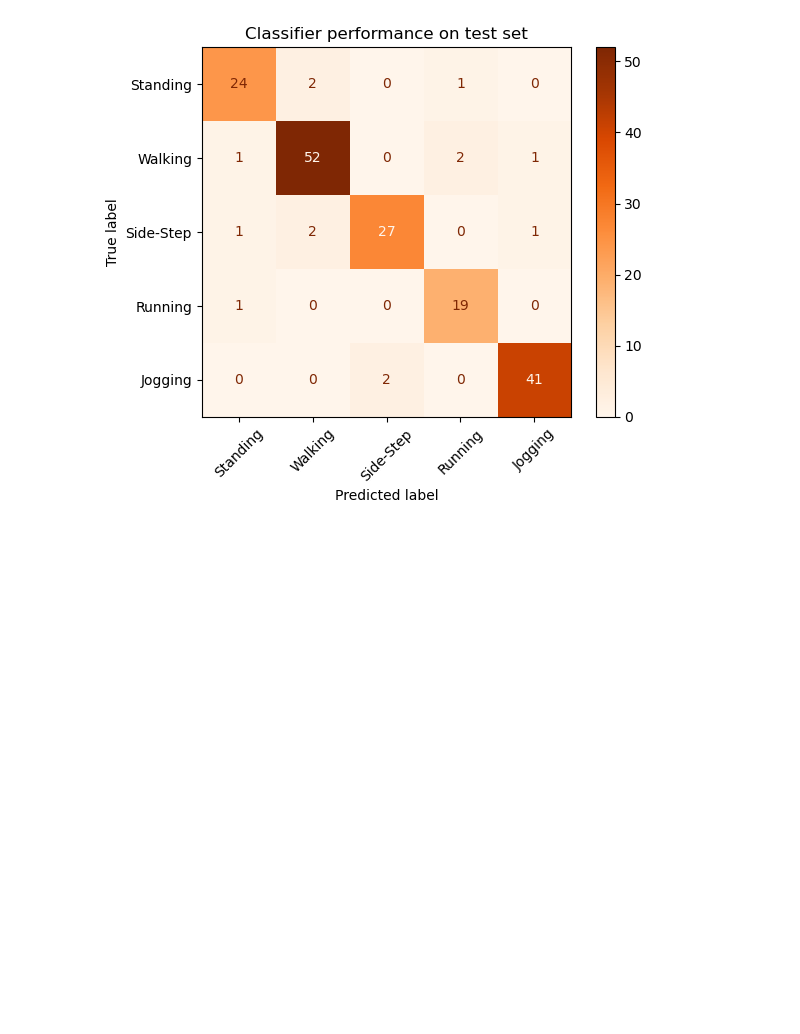
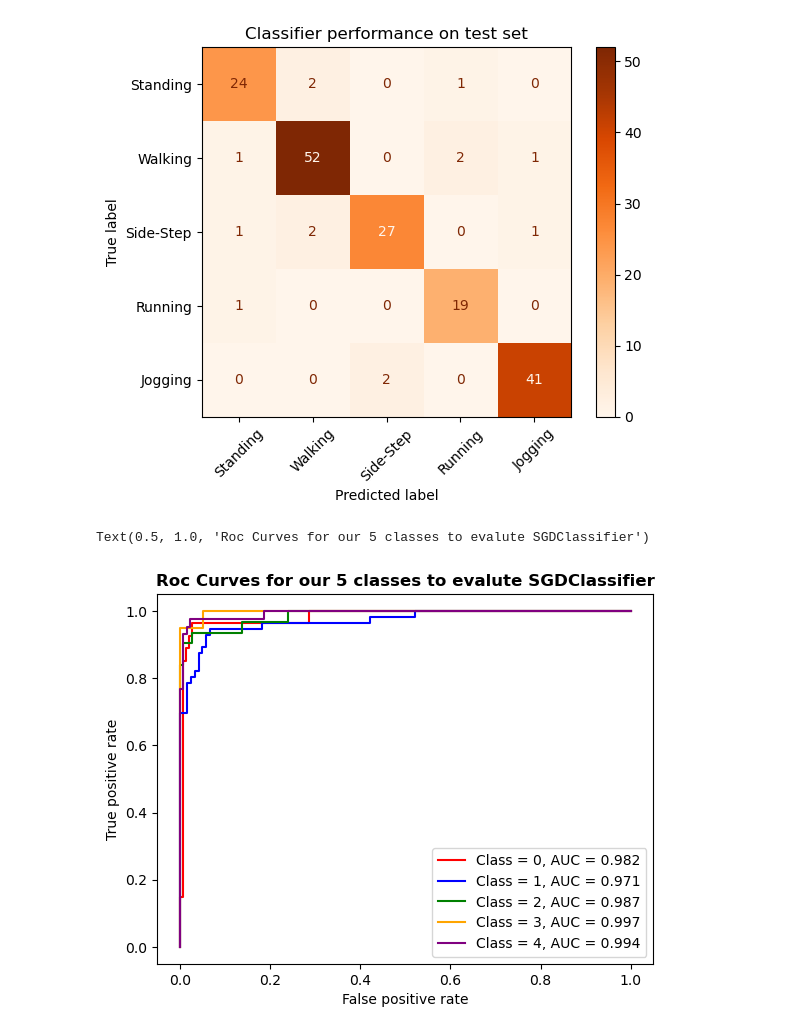
Before and after one commit to AKuinkel/cosc102-at3, a Jupyter notebook: ml_approaches_for_activity_classification.ipynb, the cells around one changed output. Cells and saved outputs as stored; diff of their text form; code cells hidden in the pictures; blank space fills up the shorter version.

```diff
--- a/ml_approaches_for_activity_classification.ipynb
+++ b/ml_approaches_for_activity_classification.ipynb
@@ -637,3 +638,32 @@ Test F1 Score: [0.88888889 0.92857143 0.9        0.9047619  0.95348837]
 Text(0.5, 1.0, 'Classifier performance on test set')
 [figure]
 [figure]
+# %%
+# just visualising the ROC curves + learnt decision boundaries w/ training data:
+
+y_scores = sgd_clf.decision_function(X_test)
+
+y_test_bin = label_binarize(y_test,classes=[0,1,2,3,4])
+
+fpr = dict()
+tpr = dict()
+roc_auc = dict()
+
+fig,ax = plt.subplots()
+colours_for_curves = ['red','blue','green','orange','purple']
+
+for i in range(5):
+    fpr[i],tpr[i],_ = roc_curve(y_test_bin[:,i],y_scores[:,i])
+
+    roc_auc[i] = auc(fpr[i],tpr[i])
+
+    ax.plot(fpr[i],tpr[i],color=colours_for_curves[i],
+            label=(f"Class = {i}, AUC = {roc_auc[i]:.3f}"))
+
+plt.legend(loc=4)
+plt.xlabel('False positive rate')
+plt.ylabel('True positive rate')
+plt.title("Roc Curves for our 5 classes to evalute SGDClassifier",fontweight="bold")
+# %% [output]
+Text(0.5, 1.0, 'Roc Curves for our 5 classes to evalute SGDClassifier')
+[figure, added]
```
Also changed, not shown: parts of 1 cell of this notebook.
